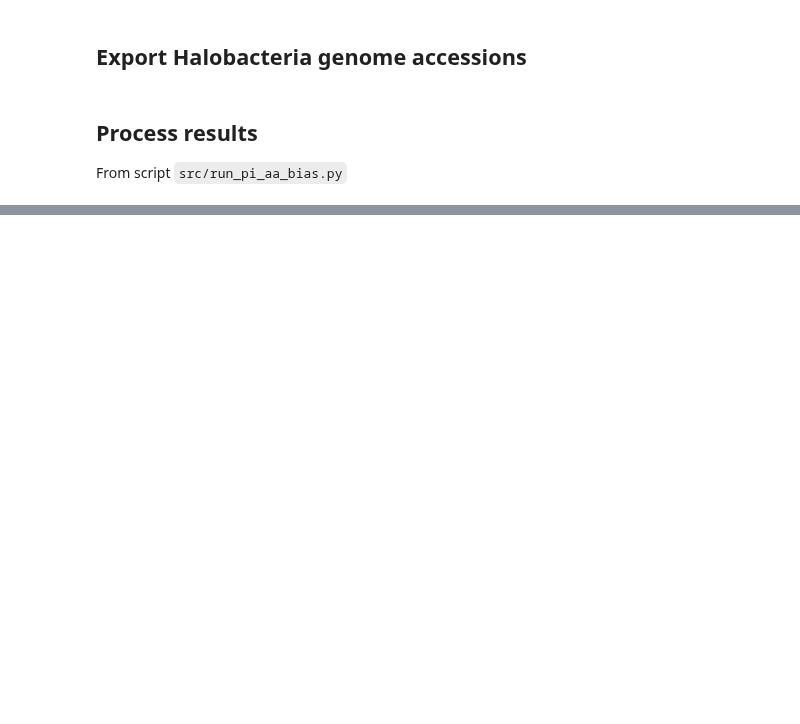
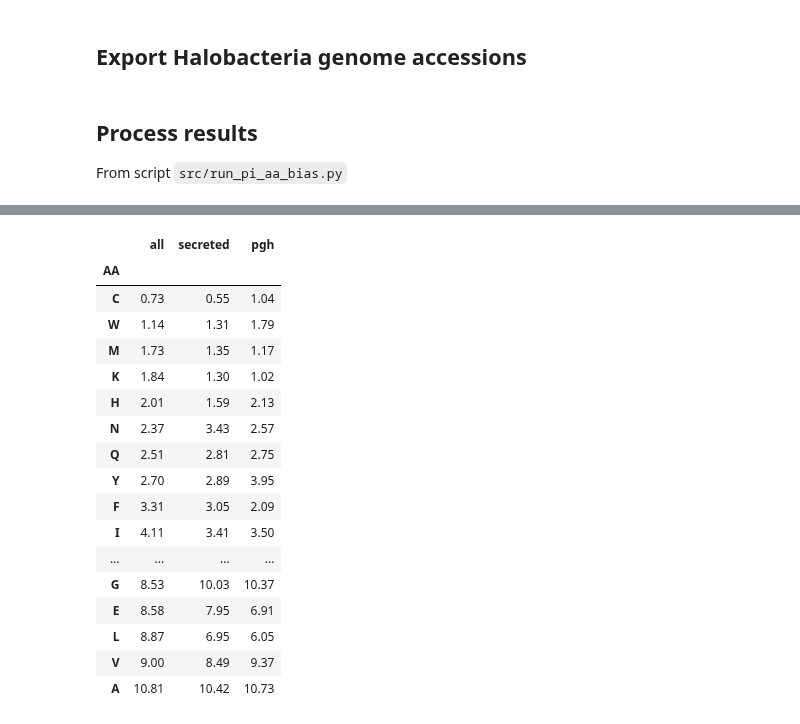
Before and after one commit to srom/archaea-vs-bacteria, a Jupyter notebook: notebook/halobacteria_bias.ipynb, the cells around one changed output, grey strips where cells are left out. Saved outputs shown, nothing was run; the diff lists cells and outputs as text; code cells hidden in the pictures; blank space fills up the shorter version.

```diff
--- a/notebook/halobacteria_bias.ipynb
+++ b/notebook/halobacteria_bias.ipynb
@@ -39,0 +113,26 @@ From script `src/run_pi_aa_bias.py`
+# %%
+aa_bias = pd.concat([
+    compute_aa_bias(bias_df, 'all'),
+    compute_aa_bias(bias_df[bias_df['signal_peptide'].notnull()], 'secreted'),
+    compute_aa_bias(bias_df[bias_df['pgh_architecture'].notnull()], 'pgh'),
+], axis=1).sort_values('all')
+aa_bias
+# %% [output]
+|  | all | secreted | pgh |
+| AA |  |  |  |
+| C | 0.73 | 0.55 | 1.04 |
+| W | 1.14 | 1.31 | 1.79 |
+| M | 1.73 | 1.35 | 1.17 |
+| K | 1.84 | 1.30 | 1.02 |
+| H | 2.01 | 1.59 | 2.13 |
+| N | 2.37 | 3.43 | 2.57 |
+| Q | 2.51 | 2.81 | 2.75 |
+| Y | 2.70 | 2.89 | 3.95 |
+| F | 3.31 | 3.05 | 2.09 |
+| I | 4.11 | 3.41 | 3.50 |
+| ... | ... | ... | ... |
+| G | 8.53 | 10.03 | 10.37 |
+| E | 8.58 | 7.95 | 6.91 |
+| L | 8.87 | 6.95 | 6.05 |
+| V | 9.00 | 8.49 | 9.37 |
+| A | 10.81 | 10.42 | 10.73 |
```
Also changed, not shown: parts of 10 cells of this notebook, 3 other files.
